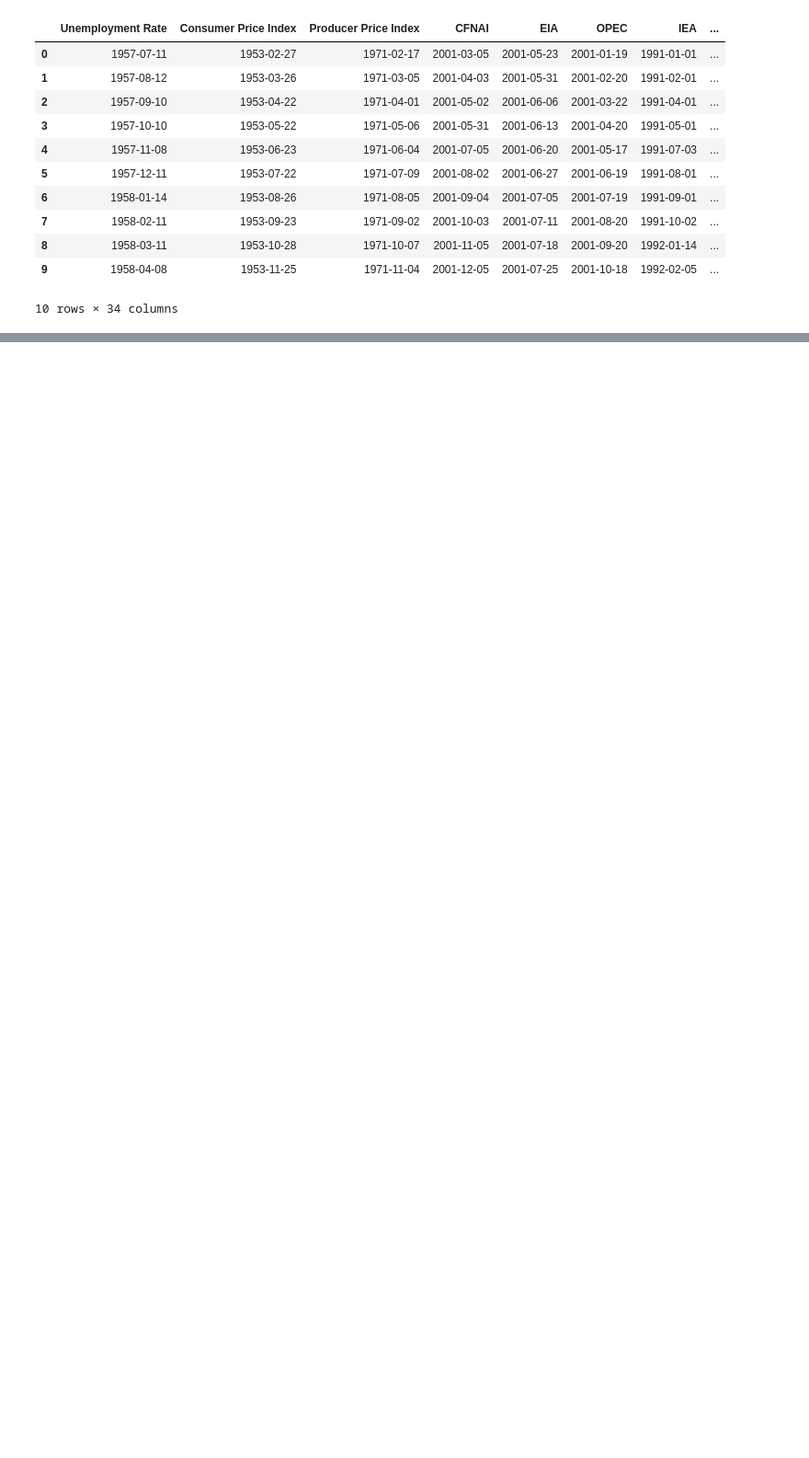
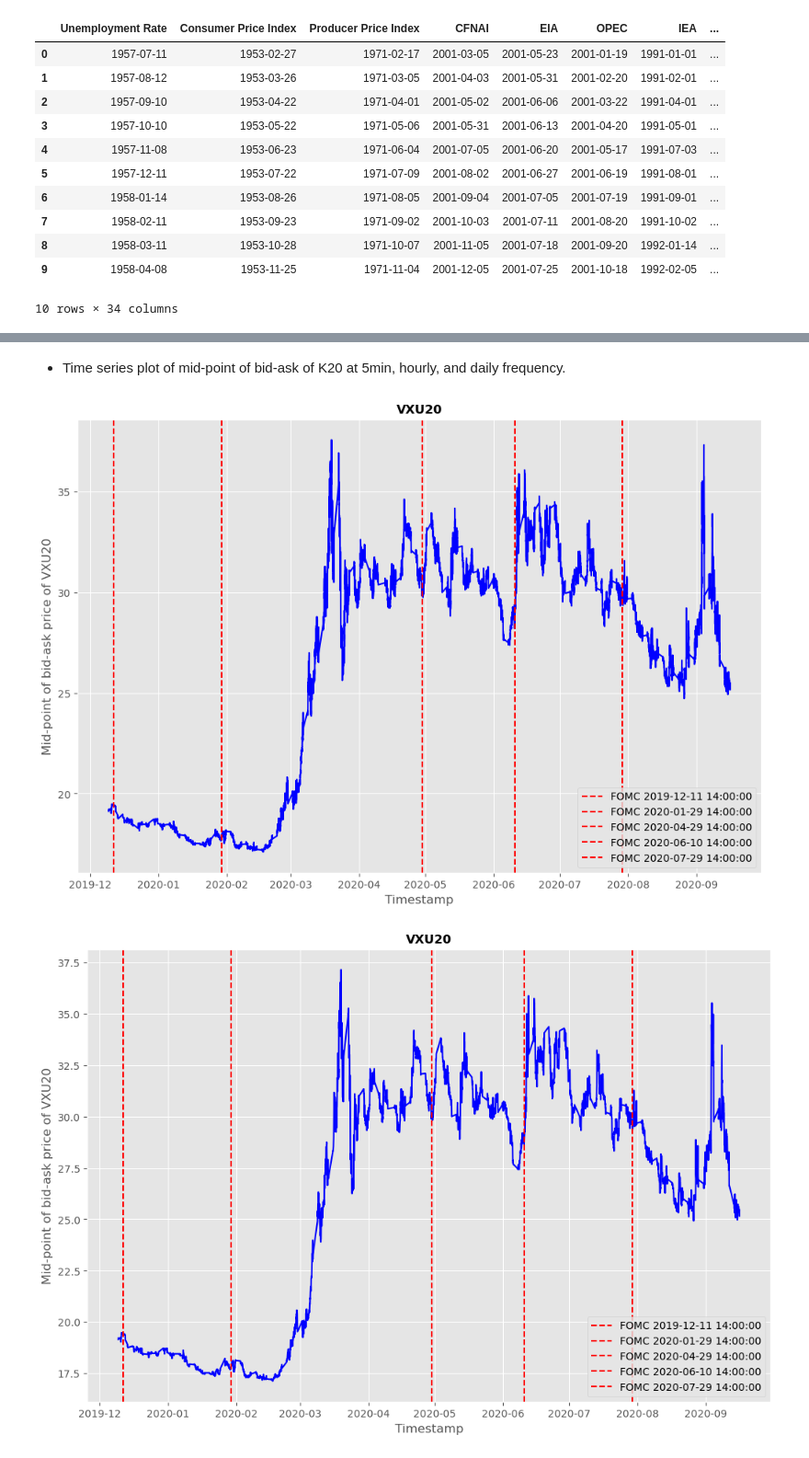
Before and after one commit to jczjc/vrp_vix, a Jupyter notebook: o2.ipynb, the cells around one changed output, grey strips where cells are left out. Shown at 92% size. Saved outputs shown, nothing was run; the diff lists cells and outputs as text; code cells hidden in the pictures; blank space fills up the shorter version.

Commit message:
Implemented plot_contract() and added minor changes. Cleaned up notebook to show VXU20 example visuals

```diff
--- a/o2.ipynb
+++ b/o2.ipynb
@@ -32,0 +49,9 @@ event_df.head(10)
+# %% [markdown]
+- Time series plot of mid-point of bid-ask of K20 at 5min, hourly, and daily frequency.
+# %%
+plt_contract('U20', event_df['New_FOMC'])
+plt_contract('U20', event_df['New_FOMC'], frequency='h')
+plt_contract('U20', event_df['New_FOMC'], frequency='D')
+# %% [output]
+[figure, added]
+[figure, added]
```
Also changed, not shown: parts of 19 cells of this notebook, 3 other files.
